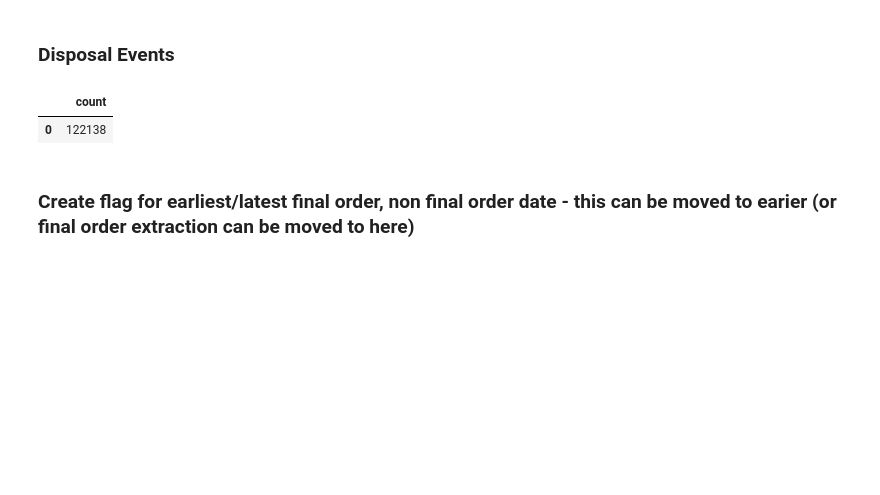
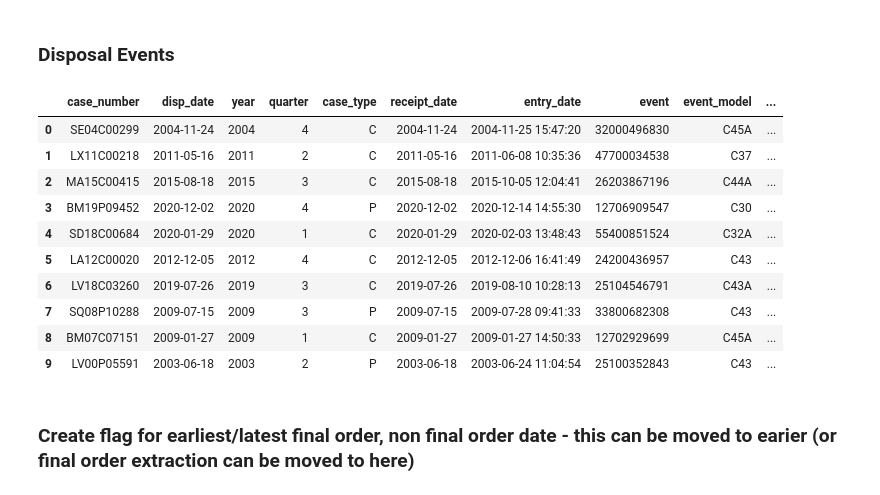
Before and after one commit to moj-analytical-services/FCSQ_data, a Jupyter notebook: data/ca_case_disposals.ipynb, the cells around one changed output. Drawn from its saved outputs; the diff is of its cells as text; code cells hidden in the pictures; blank space fills up the shorter version.

```diff
--- a/data/ca_case_disposals.ipynb
+++ b/data/ca_case_disposals.ipynb
@@ -90,10 +90,19 @@ f"""
 
 "ca_disp_events")
 # %%
-pydb.read_sql_query ("select count (*) count from __temp__.ca_disp_events where year = 2011 and case_type = 'P'")
+pydb.read_sql_query ("select * from __temp__.ca_disp_events limit 10")
 # %% [output]
-|  | count |
-| 0 | 122138 |
+|  | case_number | disp_date | year | quarter | case_type | receipt_date | entry_date | event | event_model | ... |
+| 0 | SE04C00299 | 2004-11-24 | 2004 | 4 | C | 2004-11-24 | 2004-11-25 15:47:20 | 32000496830 | C45A | ... |
+| 1 | LX11C00218 | 2011-05-16 | 2011 | 2 | C | 2011-05-16 | 2011-06-08 10:35:36 | 47700034538 | C37 | ... |
+| 2 | MA15C00415 | 2015-08-18 | 2015 | 3 | C | 2015-08-18 | 2015-10-05 12:04:41 | 26203867196 | C44A | ... |
+| 3 | BM19P09452 | 2020-12-02 | 2020 | 4 | P | 2020-12-02 | 2020-12-14 14:55:30 | 12706909547 | C30 | ... |
+| 4 | SD18C00684 | 2020-01-29 | 2020 | 1 | C | 2020-01-29 | 2020-02-03 13:48:43 | 55400851524 | C32A | ... |
+| 5 | LA12C00020 | 2012-12-05 | 2012 | 4 | C | 2012-12-05 | 2012-12-06 16:41:49 | 24200436957 | C43 | ... |
+| 6 | LV18C03260 | 2019-07-26 | 2019 | 3 | C | 2019-07-26 | 2019-08-10 10:28:13 | 25104546791 | C43A | ... |
+| 7 | SQ08P10288 | 2009-07-15 | 2009 | 3 | P | 2009-07-15 | 2009-07-28 09:41:33 | 33800682308 | C43 | ... |
+| 8 | BM07C07151 | 2009-01-27 | 2009 | 1 | C | 2009-01-27 | 2009-01-27 14:50:33 | 12702929699 | C45A | ... |
+| 9 | LV00P05591 | 2003-06-18 | 2003 | 2 | P | 2003-06-18 | 2003-06-24 11:04:54 | 25100352843 | C43 | ... |
 # %% [markdown]
 ### Create flag for earliest/latest final order, non final order date - this can be moved to earier (or final order extraction can be moved to here)
 # %%
```
Also changed, not shown: parts of 18 cells of this notebook.
